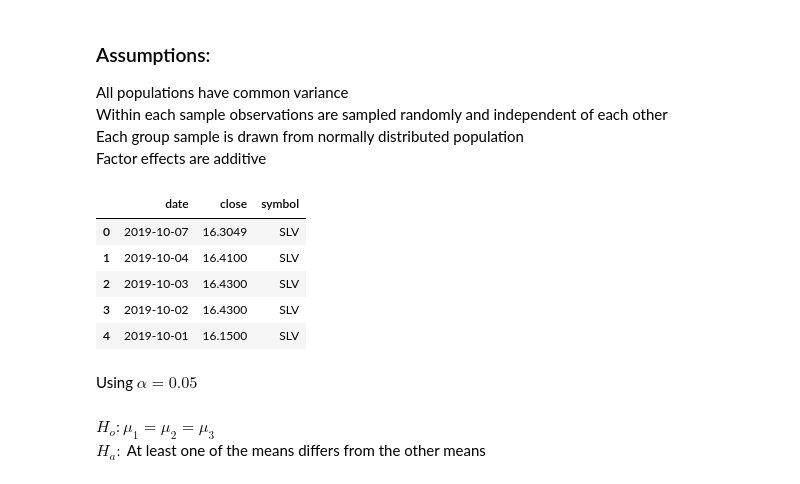
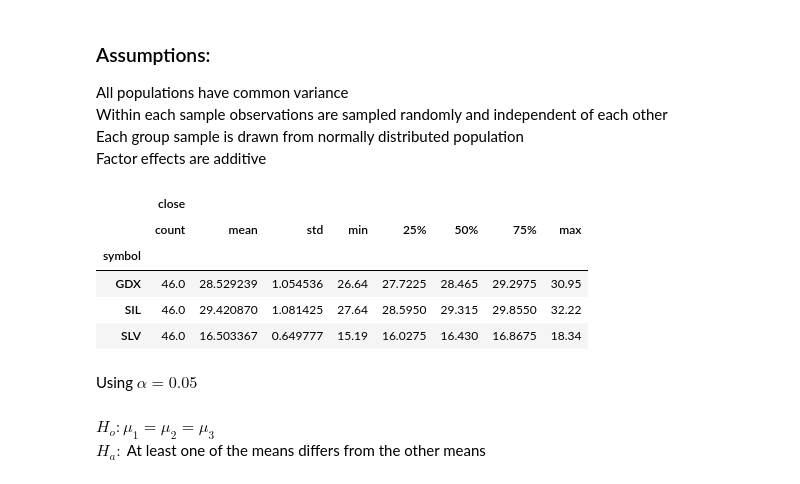
Before and after one commit to akharina/gold_silver_etf, a Jupyter notebook: al-ntbk-v3.ipynb, the cells around one changed output. Cells and saved outputs as stored; diff of their text form; code cells hidden in the pictures.

```diff
--- a/al-ntbk-v3.ipynb
+++ b/al-ntbk-v3.ipynb
@@ -152,16 +203,15 @@ Factor effects are additive <br>
 # %%
 df.head()
 df_recent = df.loc[(df['date'] > '2019-08-01') & (df['symbol'] != 'DJI') & (df['symbol'] != 'GLD')]
 df_recent.shape
-#df_recent.groupby('symbol').describe()
-df_recent.head()
+df_recent.groupby('symbol').describe()
 # %% [output]
-|  | date | close | symbol |
-| 0 | 2019-10-07 | 16.3049 | SLV |
-| 1 | 2019-10-04 | 16.4100 | SLV |
-| 2 | 2019-10-03 | 16.4300 | SLV |
-| 3 | 2019-10-02 | 16.4300 | SLV |
-| 4 | 2019-10-01 | 16.1500 | SLV |
+|  | close |  |  |  |  |  |  |  |
+|  | count | mean | std | min | 25% | 50% | 75% | max |
+| symbol |  |  |  |  |  |  |  |  |
+| GDX | 46.0 | 28.529239 | 1.054536 | 26.64 | 27.7225 | 28.465 | 29.2975 | 30.95 |
+| SIL | 46.0 | 29.420870 | 1.081425 | 27.64 | 28.5950 | 29.315 | 29.8550 | 32.22 |
+| SLV | 46.0 | 16.503367 | 0.649777 | 15.19 | 16.0275 | 16.430 | 16.8675 | 18.34 |
 # %% [markdown]
 Using $\alpha = 0.05$ <br>
 <br>
```
Also changed, not shown: parts of 18 cells of this notebook, 3 other files.
